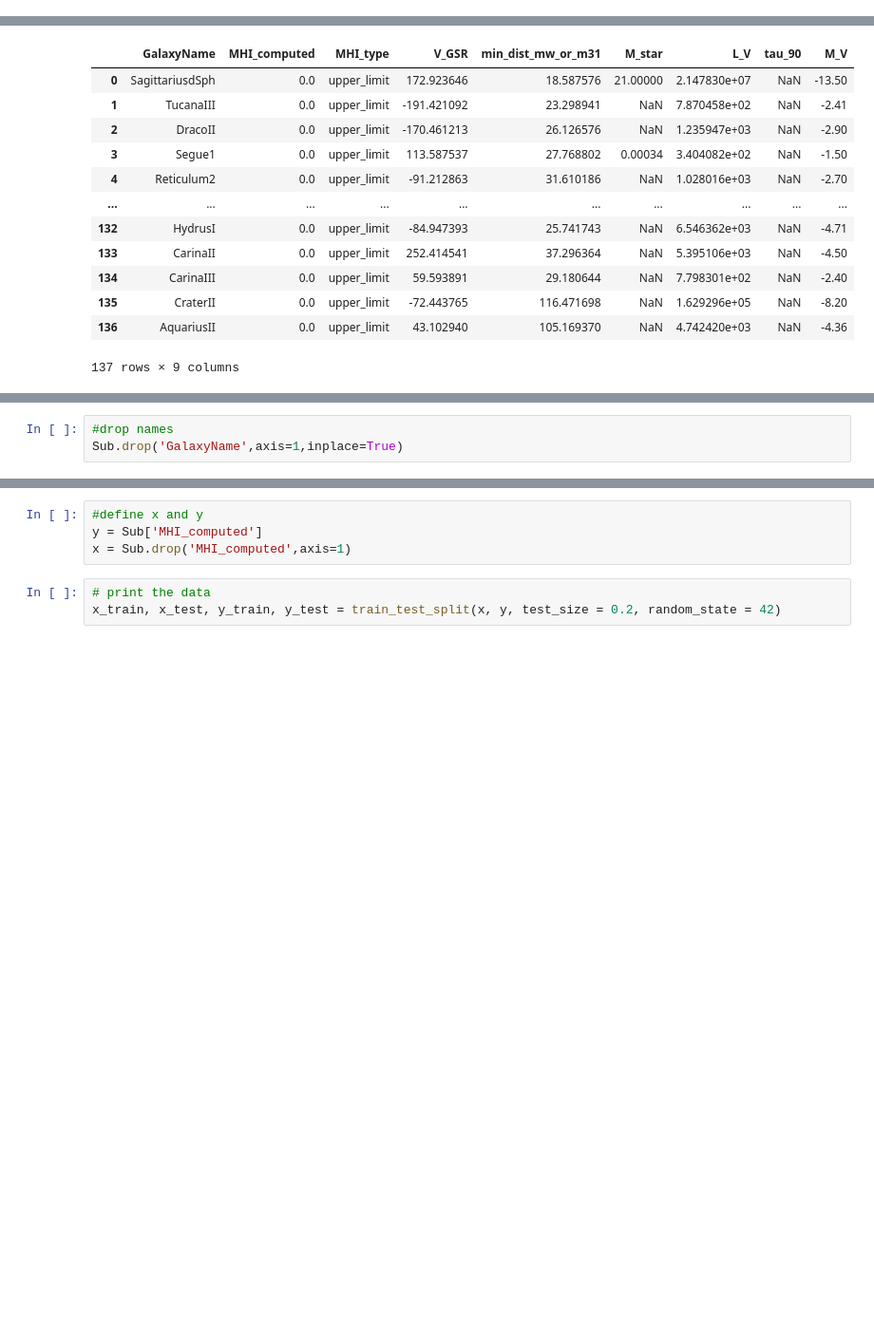
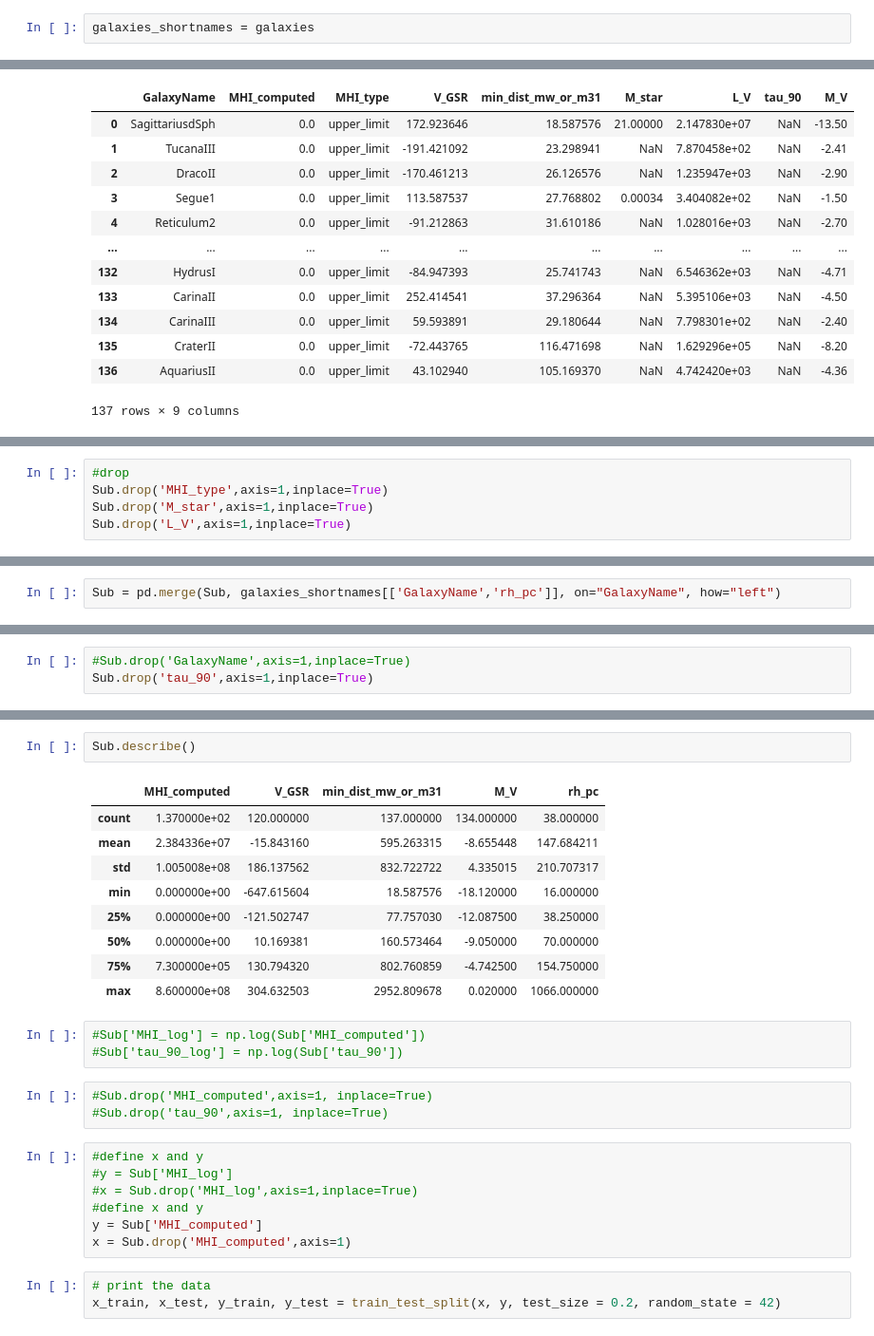
Before and after one commit to janagrc/LocalGroup, a Jupyter notebook: LocalGroup.ipynb, the cells around one changed output, grey strips where cells are left out. Shown at 95% size. Saved outputs shown, nothing was run; the diff lists cells and outputs as text; blank space fills up the shorter version.

```diff
--- a/LocalGroup.ipynb
+++ b/LocalGroup.ipynb
@@ -200,6 +205,8 @@ result['W50'].count()
 # %%
 #rename the result of the merge back to galaxies
 galaxies = result
+# %%
+galaxies_shortnames = galaxies
 # %% [markdown]
 ## Make csv output with names
 # %%
@@ -439,0 +445,5 @@ plt.xscale('log',base=10)
+# %%
+#drop
+Sub.drop('MHI_type',axis=1,inplace=True)
+Sub.drop('M_star',axis=1,inplace=True)
+Sub.drop('L_V',axis=1,inplace=True)
@@ -439,0 +470,2 @@ plt.xscale('log',base=10)
+# %%
+Sub = pd.merge(Sub, galaxies_shortnames[['GalaxyName','rh_pc']], on="GalaxyName", how="left")
@@ -440,3 +476,3 @@ plt.xscale('log',base=10)
 # %%
-#drop names
-Sub.drop('GalaxyName',axis=1,inplace=True)
+#Sub.drop('GalaxyName',axis=1,inplace=True)
+Sub.drop('tau_90',axis=1,inplace=True)
@@ -443,4 +495,25 @@ Sub.drop('GalaxyName',axis=1,inplace=True)
+# %%
+Sub.describe()
+# %% [output]
+|  | MHI_computed | V_GSR | min_dist_mw_or_m31 | M_V | rh_pc |
+| count | 1.370000e+02 | 120.000000 | 137.000000 | 134.000000 | 38.000000 |
+| mean | 2.384336e+07 | -15.843160 | 595.263315 | -8.655448 | 147.684211 |
+| std | 1.005008e+08 | 186.137562 | 832.722722 | 4.335015 | 210.707317 |
+| min | 0.000000e+00 | -647.615604 | 18.587576 | -18.120000 | 16.000000 |
+| 25% | 0.000000e+00 | -121.502747 | 77.757030 | -12.087500 | 38.250000 |
+| 50% | 0.000000e+00 | 10.169381 | 160.573464 | -9.050000 | 70.000000 |
+| 75% | 7.300000e+05 | 130.794320 | 802.760859 | -4.742500 | 154.750000 |
+| max | 8.600000e+08 | 304.632503 | 2952.809678 | 0.020000 | 1066.000000 |
+# %%
+#Sub['MHI_log'] = np.log(Sub['MHI_computed'])
+#Sub['tau_90_log'] = np.log(Sub['tau_90'])
+# %%
+#Sub.drop('MHI_computed',axis=1, inplace=True)
+#Sub.drop('tau_90',axis=1, inplace=True)
 # %%
+#define x and y
+#y = Sub['MHI_log']
+#x = Sub.drop('MHI_log',axis=1,inplace=True)
 #define x and y
 y = Sub['MHI_computed']
 x = Sub.drop('MHI_computed',axis=1)
```
Also changed, not shown: parts of 21 cells of this notebook, 2 other files.
